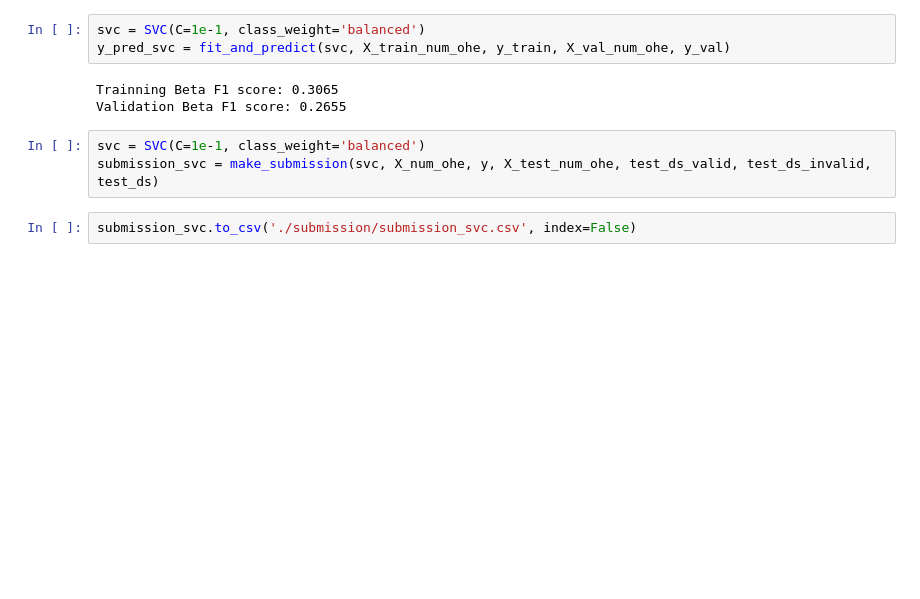
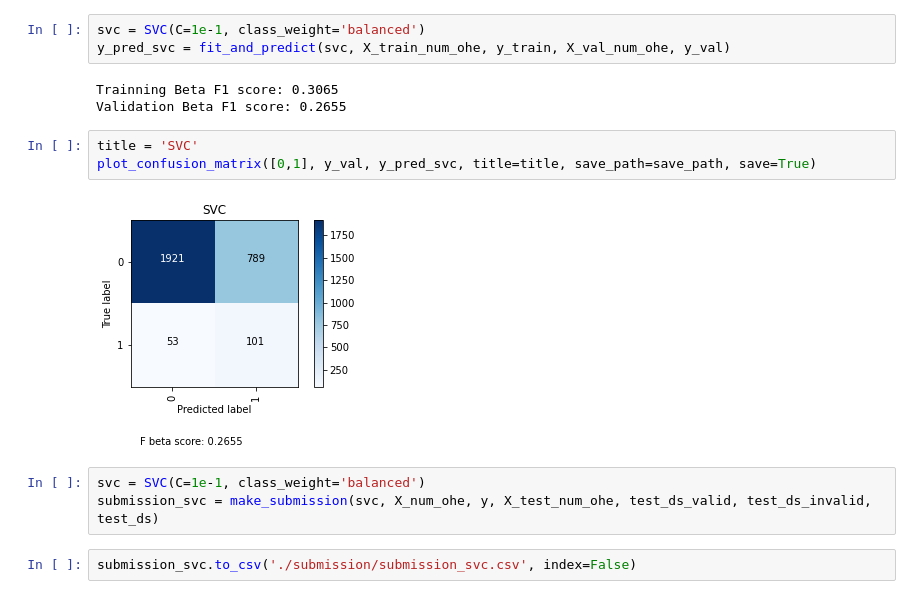
Before and after one commit to Pochenlin513/ML-Final, a Jupyter notebook: final.ipynb, the cells around one changed output. Cells and saved outputs as stored; diff of their text form; blank space fills up the shorter version.

```diff
--- a/final.ipynb
+++ b/final.ipynb
@@ -378,6 +418,11 @@ y_pred_svc = fit_and_predict(svc, X_train_num_ohe, y_train, X_val_num_ohe, y_val
 # %% [output]
 Trainning Beta F1 score: 0.3065
 Validation Beta F1 score: 0.2655
+# %%
+title = 'SVC'
+plot_confusion_matrix([0,1], y_val, y_pred_svc, title=title, save_path=save_path, save=True)
+# %% [output]
+[figure, added]
 # %%
 svc = SVC(C=1e-1, class_weight='balanced')
 submission_svc = make_submission(svc, X_num_ohe, y, X_test_num_ohe, test_ds_valid, test_ds_invalid, test_ds)
```
Also changed, not shown: parts of 11 cells of this notebook, 8 other files.
